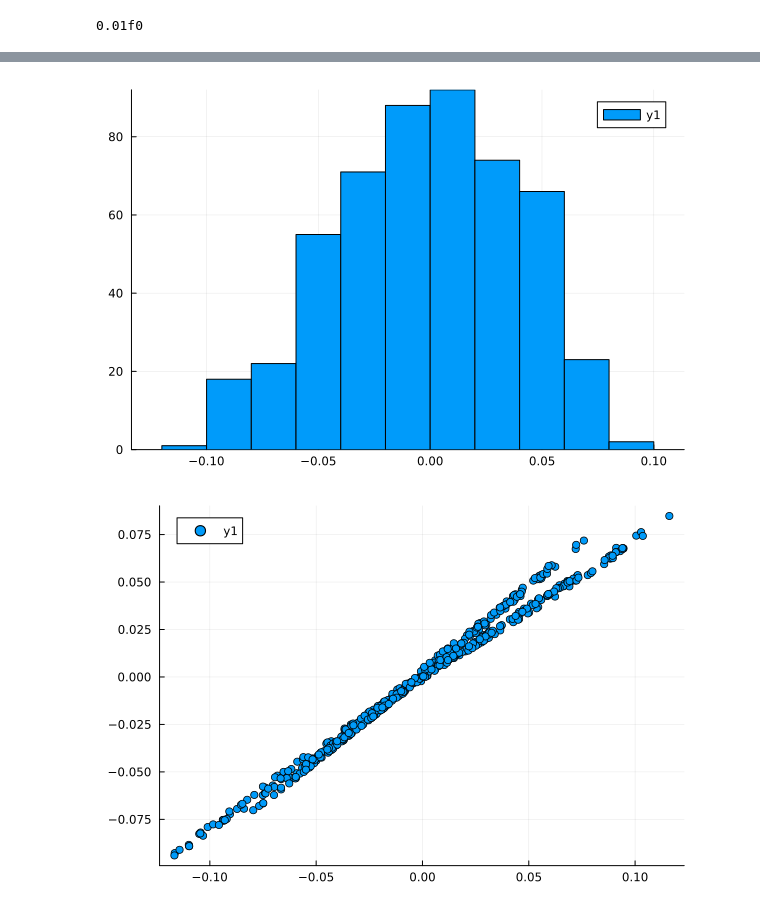
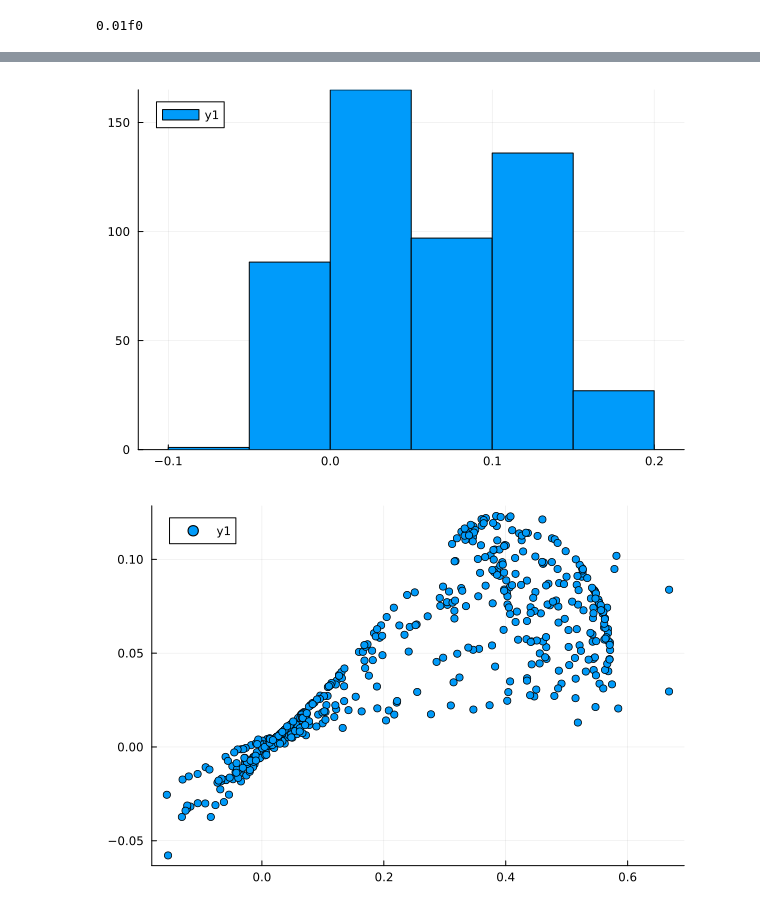
Before and after one commit to wilkieolin/PhasorNetworks.jl, a Jupyter notebook: demos/network.ipynb, the cells around one changed output, grey strips where cells are left out. Cells and saved outputs as stored; diff of their text form; code cells hidden in the pictures.

```diff
--- a/demos/network.ipynb
+++ b/demos/network.ipynb
@@ -175,8 +177,8 @@ function build_spiking_mlp(args, spk_args)
     spk_model = Chain(LayerNorm((2,)),
                     x -> tanh.(x),
                     MakeSpiking(spk_args, repeats),
-                    PhasorDense(2 => 128, return_solution=true),)
-                    #PhasorDense(128 => 2))
+                    PhasorDense(2 => 128), #return_solution=true),)
+                    PhasorDense(128 => 2),)
     ps, st = Lux.setup(args.rng, spk_model)
     return spk_model, ps, st
 end
@@ -252,3 +223,3 @@ bias_current (generic function with 4 methods)
 # %%
-y_spk_f = spk_model_f(x, ps_spk, st_spk)
+y_spk_f, _ = spk_model_f(x, ps_train_f, st_train_f)
 # %% [output]
@@ -337,0 +238,2 @@ solution_to_train(y_spk_f[1], (0.0f0, 10.0f0), spk_args=spk_args, offset=0.0)
+# %%
+p_spk_f = train_to_phase(y_spk_f)
@@ -342,9 +294,9 @@ histogram(vec(p_spk_f[5,:,:]))
 # %%
 histogram(vec(p_spk_f[6,:,:]))
 # %% [output]
-[figure, old version]
+[figure, new version]
 # %%
-scatter(vec(y_f), vec(p_spk_f[5,:,:]))
+scatter(vec(yt_f |> cdev), vec(p_spk_f[5,:,:]))
 # %% [output]
-[figure, old version]
+[figure, new version]
 # %%
```
Also changed, not shown: parts of 45 cells of this notebook, 6 other files.
